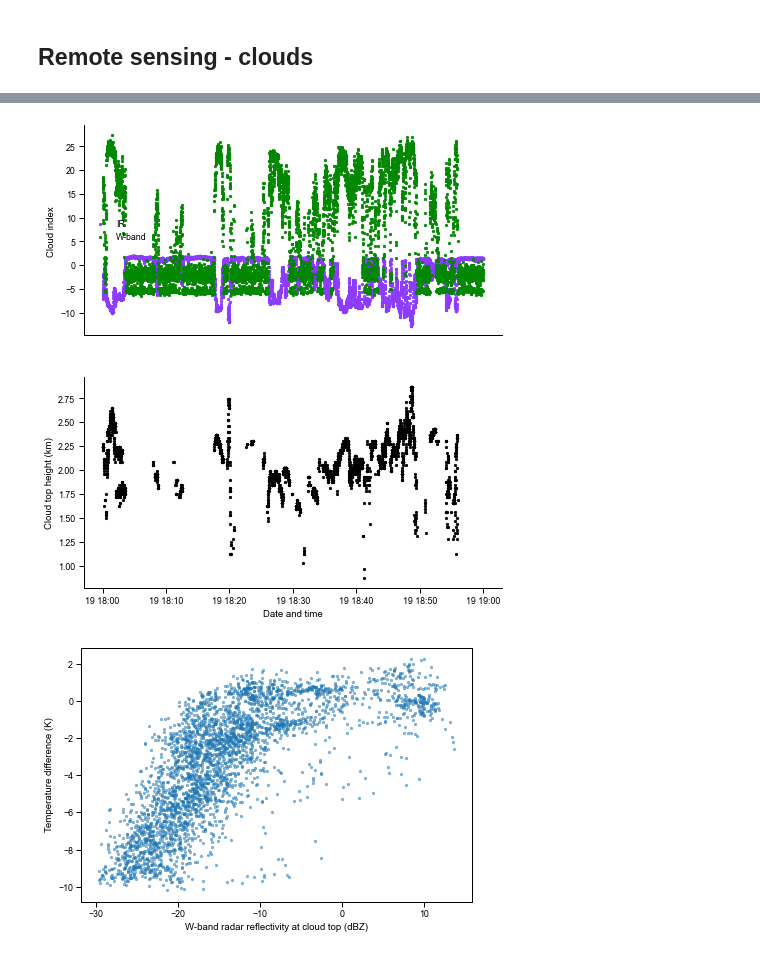
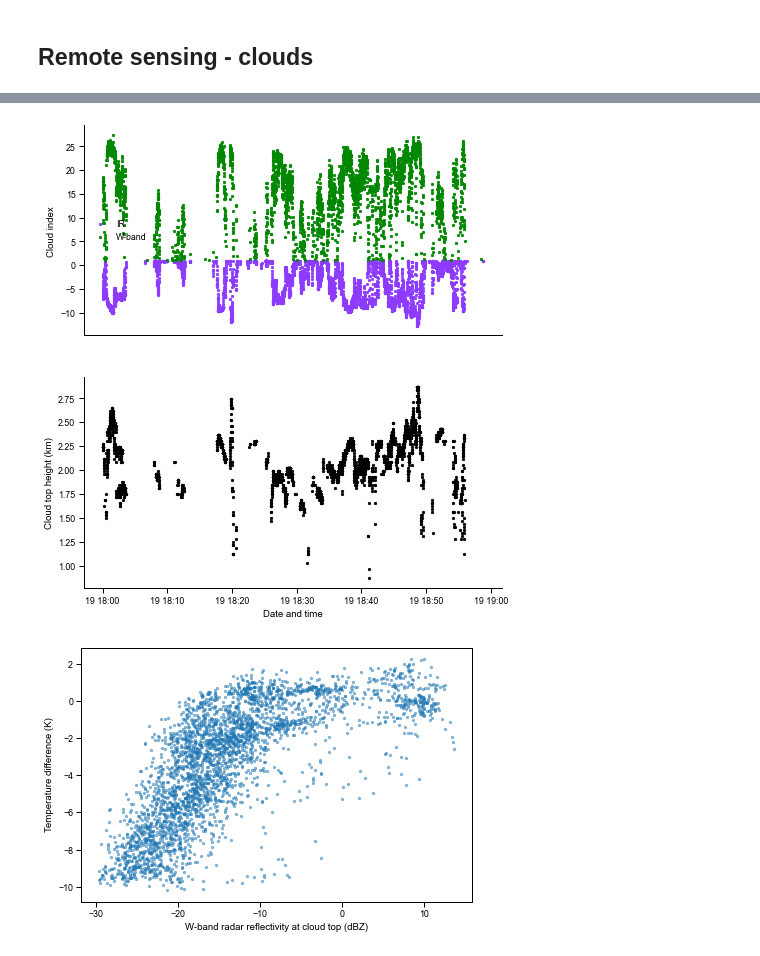
Before and after one commit to RobertPincus/atomic-p3-data-paper, a Jupyter notebook: Figures.ipynb, the cells around one changed output, grey strips where cells are left out. Cells and saved outputs as stored; diff of their text form; code cells hidden in the pictures.

```diff
--- a/Figures.ipynb
+++ b/Figures.ipynb
@@ -67,6 +67,7 @@ def add_gridlines(ax):
 dataDir = pathlib.Path('/Users/robert/Dropbox/Scientific/Projects/ATOMIC:EURECA4/data')
 psl_server = 'http://psl.noaa.gov/thredds/dodsC/Datasets/ATOMIC/data/p3/'
 figDir = pathlib.Path('.')
+p3_data = open_catalog('p3-intake-catalog/main.yaml')
 # %% [markdown]
 ### Flight level data
 # %%
@@ -234,7 +240,6 @@ wsra_example.close()
 # %% [markdown]
 ## Remote sensing - clouds
 # %%
-cloud_example = xr.open_dataset(dataDir.joinpath('Remote-Sensing/Level_3/P3_Remote-sensing_20200119_v0.5.2.nc'))
+cloud_example = p3_data.remote_sensing['P3-0119'].to_dask()
 subset = cloud_example.sel(time=slice(datetime.datetime(2020, 1, 19, hour=18),
                                       datetime.datetime(2020, 1, 19, hour=19)))
-subset
@@ -259,31 +246,35 @@ Data variables:
 # %%
 sns.set_context("paper")
 fig = plt.figure(figsize = (7.5,8.5))
 ax1, ax2 = fig.subplots(2, sharex=True)
 
-ax1.scatter(subset.time, subset.cind_IR,    color=cc.glasbey[1], marker = ".", label="IR")
-ax1.scatter(subset.time, subset.cind_radar, color=cc.glasbey[2], marker = ".", label="W-band")
+ax1.scatter(subset.time.where(subset.cind_IR < 1),
+            subset.cind_IR.where(subset.cind_IR < 1),
+            color=cc.glasbey[1], marker = ".", label="IR")
+ax1.scatter(subset.time.where(subset.cind_radar > 1),
+            subset.cind_radar.where(subset.cind_radar > 1),
+            color=cc.glasbey[2], marker = ".", label="W-band")
 ax1.legend()
 sns.despine(bottom=True)
 ax1.tick_params(
     axis='x',          # changes apply to the x-axis
     which='both',      # both major and minor ticks are affected
     bottom=False,      # ticks along the bottom edge are off
     top=False,         # ticks along the top edge are off
     labelbottom=False) # labels along the bottom edge are off
 ax1.xaxis.set_visible(False)
 ax1.set_ylabel("Cloud index")
 
 ax2.scatter(subset.time, subset.alt_CT, color="black", marker = ".")
 ax2.set_ylabel("Cloud top height (" + subset.alt_CT.units + ")")
 ax2.set_xlabel("Date and time")
 sns.despine()
 
 if saveFigs:
     fig.savefig(figDir.joinpath("Cloud-remote-sensing.pdf"), dpi=600, transparent=True, bbox_inches = "tight")
     fig.savefig(figDir.joinpath("Cloud-remote-sensing.png"), dpi=150, transparent=True, bbox_inches = "tight")
 # %% [output]
-[figure, old version]
+[figure, new version]
 # %%
 sns.set_context("paper")
 fig = plt.figure(figsize = (7,7/1.5))
```
Also changed, not shown: parts of 13 cells of this notebook, 7 other files.
